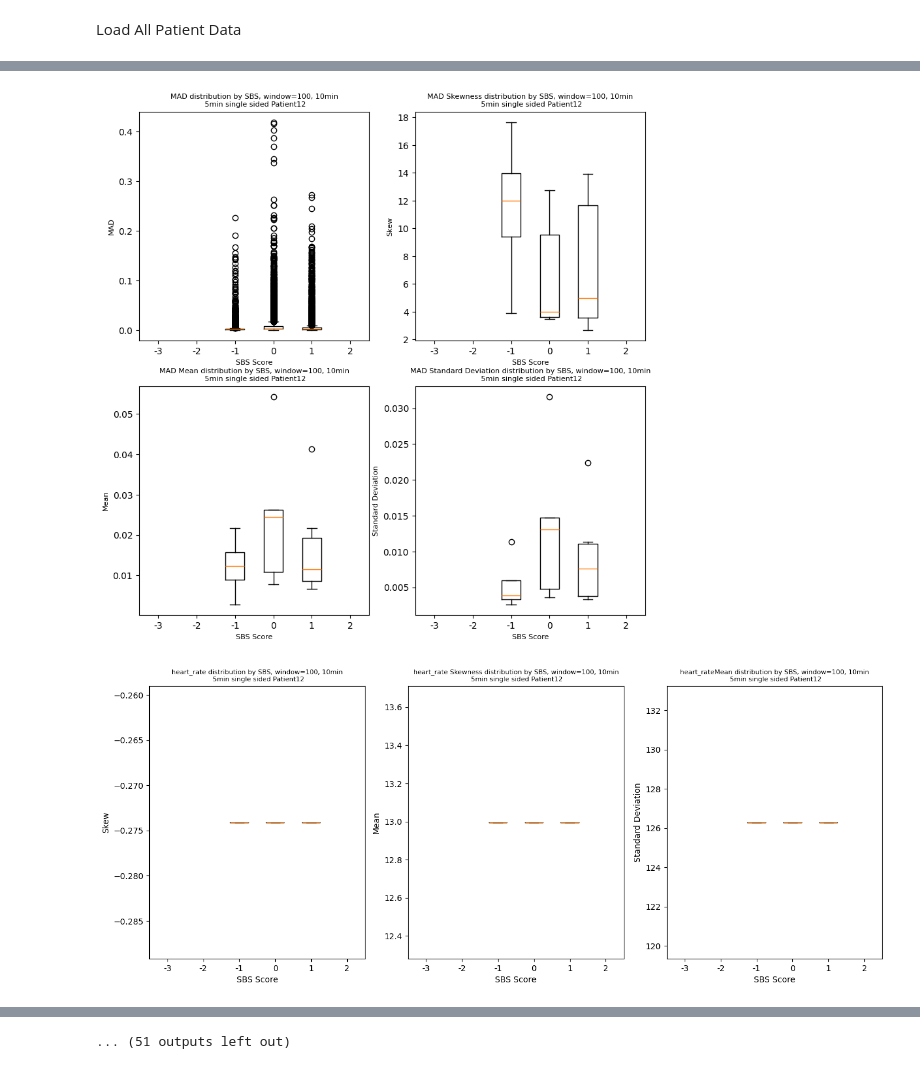
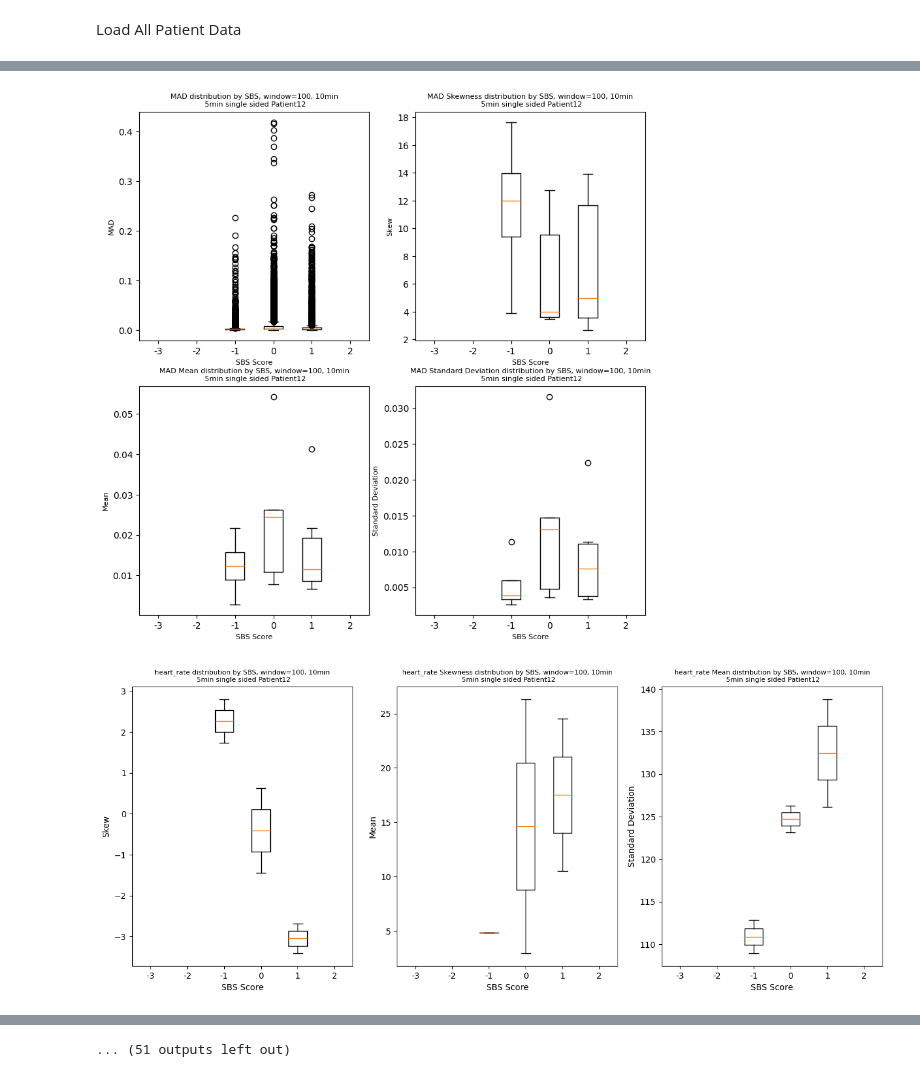
Before and after one commit to fyng/PedAccel, a Jupyter notebook: data_analysis/PythonPipeline/Visualizations/BoxPlots_ALL_Patients.ipynb, the cells around one changed output, grey strips where cells are left out. Saved outputs shown, nothing was run; the diff lists cells and outputs as text; code cells hidden in the pictures.

Commit message:
vitals plotted

```diff
--- a/data_analysis/PythonPipeline/Visualizations/BoxPlots_ALL_Patients.ipynb
+++ b/data_analysis/PythonPipeline/Visualizations/BoxPlots_ALL_Patients.ipynb
@@ -75,7 +75,7 @@ def vitals_boxplot(sbs, vitals_signal, window_size=100, show_outlier=True):
 
     # Populate the dictionary with MAD values
     for i, sbs_value in enumerate(sbs):
-        signal = vitals_signal
+        signal = vitals_signal[i]
         sbs_skew_dict[sbs_value].append(skew(signal, axis = 0, bias = True))
         sbs_stdev_dict[sbs_value].append(np.std(signal))
         sbs_mean_dict[sbs_value].append(np.mean(signal))
@@ -132,7 +132,8 @@ data_dir = r'C:\Users\jakes\Documents\DT 6 Analysis\PythonCode\PedAccel\data_ana
 
 vitals_list = ['heart_rate','SpO2','respiratory_rate', 'blood_pressure_systolic', 'blood_pressure_mean', 'blood_pressure_diastolic']
 # %%
-#There is no error handling in place, the .mat file must exist
+#There is no error handling in place,
+# the .mat file must exist
 for patient in os.listdir(data_dir):
         # filter out non-directories
         patient_dir = os.path.join(data_dir, patient)
@@ -151,19 +152,10 @@ for patient in os.listdir(data_dir):
 
         vitals_data = loadmat(data_filepath_vitals)
         for i in vitals_list:
-            sbs = f'{i}_sbs'
-            my_sbs = vitals_data[sbs].flatten()
-
+            my_sbs = vitals_data['sbs'].squeeze()
             #Arrays for each patient have different sizes, not sure why at the moment
-            signal = vitals_data[i].flatten()
-            if(isinstance(signal[0],float )):
-                 signal = signal
-            elif(isinstance(signal[0][0], float)):
-                 signal = signal[0]
-            elif(isinstance(signal[0][0][0], float)):
-                 signal = signal[0][0]
-
-            ax2, sbs_mean_dict, sbs_stdev_dict, sbs_skew_dict = vitals_boxplot(vitals_data[sbs].flatten(), signal, window_size, show_outlier=True)
+            signal = vitals_data[i]
+            ax2, sbs_mean_dict, sbs_stdev_dict, sbs_skew_dict = vitals_boxplot(my_sbs, signal, window_size, show_outlier=True)
             ax2[0].set_title(f'{i} distribution by SBS, window=100, 10min\n 5min single sided ' + patient, fontsize = 8)
             ax2[1].set_title(f'{i} Skewness distribution by SBS, window=100, 10min\n 5min single sided ' + patient, fontsize = 8)
             ax2[2].set_title(f'{i} Mean distribution by SBS, window=100, 10min\n 5min single sided ' + patient, fontsize = 8)
@@ -180,2 +172,2 @@ for patient in os.listdir(data_dir):
 [figure]
-[figure, old version]
+[figure, new version]
```
Also changed, not shown: parts of 1 cell of this notebook.
